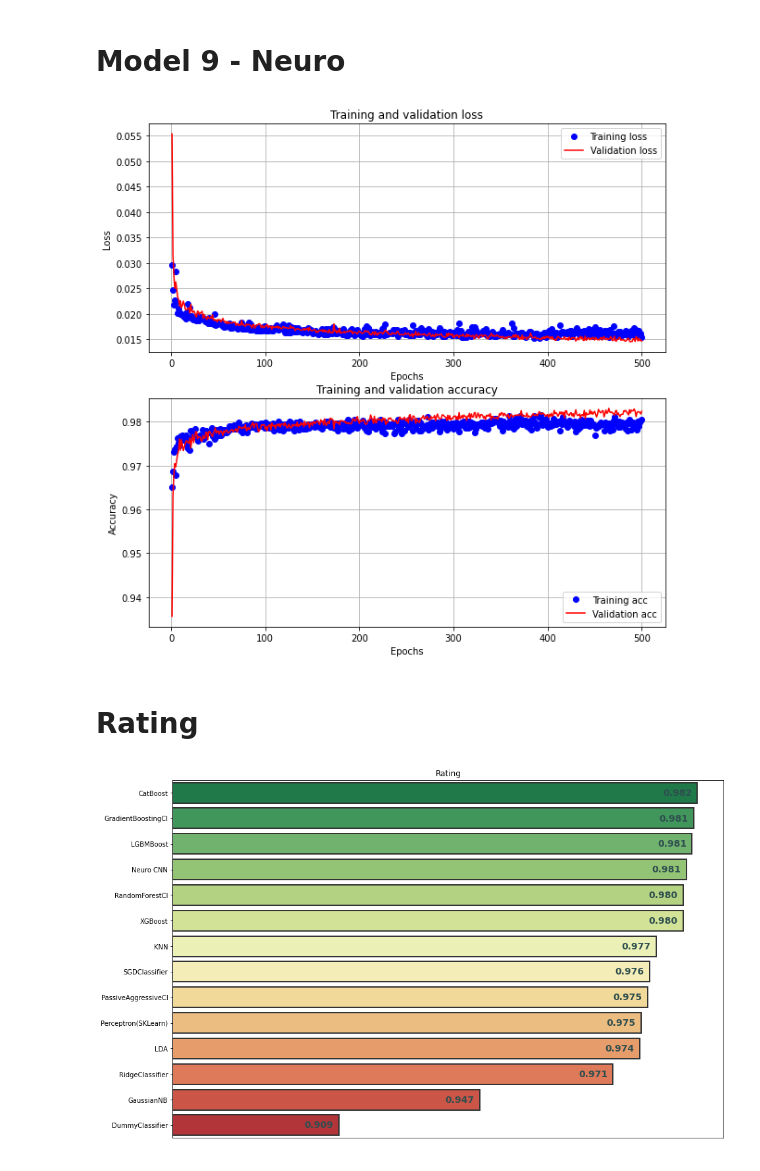
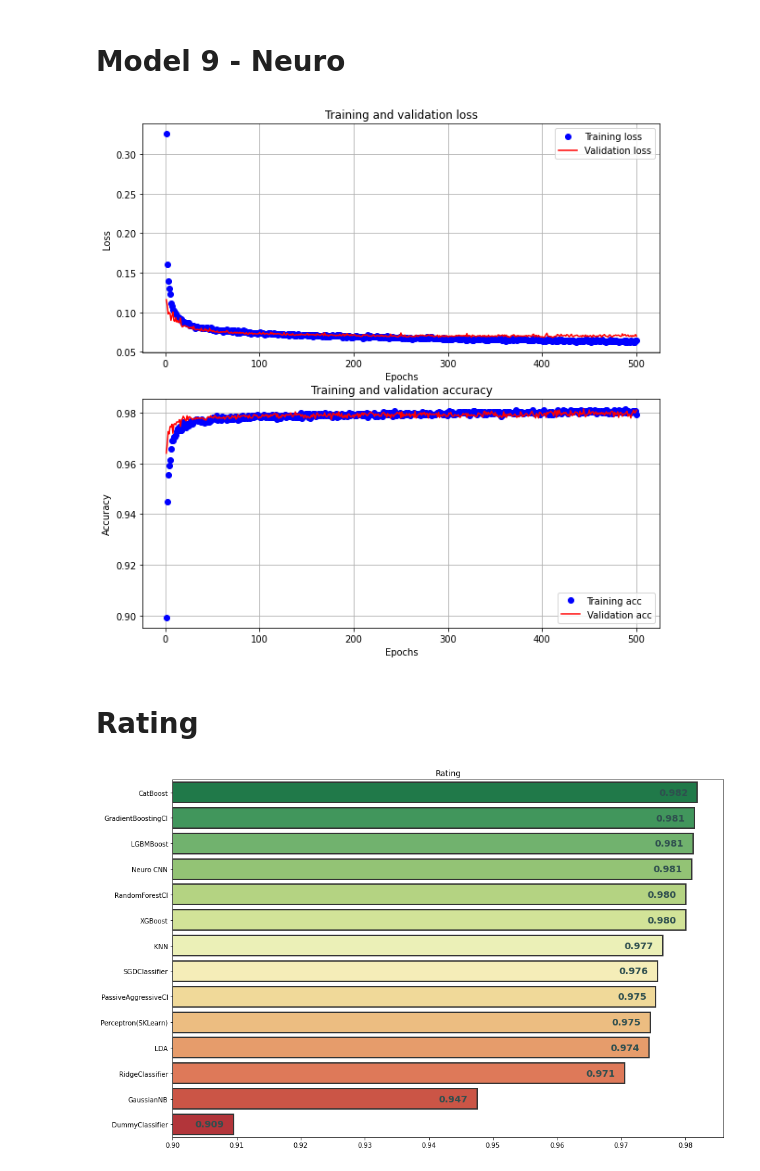
Before and after one commit to artemk1337/ML_test_all_models_on_pulsar, a Jupyter notebook: main.ipynb, the cells around one changed output. Saved outputs shown, nothing was run; the diff lists cells and outputs as text; code cells hidden in the pictures.

```diff
--- a/main.ipynb
+++ b/main.ipynb
@@ -280,26 +276,28 @@ from tensorflow import keras
 # %%
 def create_model():
-    return tf.keras.Sequential(
+    return keras.Sequential(
         [
-         tf.keras.layers.Conv1D(filters=64, kernel_size=2, input_shape=(8, 1), activation='relu'),
-         tf.keras.layers.MaxPool1D(pool_size=2),
-         tf.keras.layers.Dropout(0.1),
-         tf.keras.layers.Conv1D(filters=32, kernel_size=2, input_shape=(8, 1), activation='relu'),
-         tf.keras.layers.MaxPool1D(pool_size=2),
+         Conv1D(filters=64, kernel_size=2, input_shape=(8, 1), activation='relu'),
+         MaxPool1D(pool_size=2),
+         Dropout(0.1),
+         Conv1D(filters=32, kernel_size=2, input_shape=(8, 1), activation='relu'),
+         MaxPool1D(pool_size=2),
          #tf.keras.layers.Dropout(0.2),
          #tf.keras.layers.Dense(32, activation='relu'),
          #tf.keras.layers.Dropout(0.1),
          #tf.keras.layers.Dense(16, activation='relu'),
          #tf.keras.layers.Dropout(0.1),
-         tf.keras.layers.Flatten(),
-         tf.keras.layers.Dense(32, activation='relu'),
-         tf.keras.layers.Dense(1, activation='sigmoid')])
+         Dropout(0.1),
+         Flatten(),
+         Dense(32, activation='relu'),
+         Dropout(0.1),
+         Dense(1, activation='sigmoid')])
 
 # with strategy.scope():
 model = create_model()
-print(model.summary)
+print(model.summary())
 model.compile(optimizer='adam',
-                loss=tf.keras.losses.MSE,
+                loss='binary_crossentropy',
                 metrics=['acc'])
 
 
@@ -346,7 +344,7 @@ def ploting():
 
 ploting()
 # %% [output]
-[figure, old version]
+[figure, new version]
 # %% [markdown]
 # Rating
 # %%
@@ -373,20 +371,26 @@ sorted_ = sorted(dict_.items(), key=operator.itemgetter(1), reverse=True)
 # %%
 # visualization
 y = [x[1] for x in sorted_]
 labels = [x[0] for x in sorted_]
 
-power_ = 15
+
+
+
+
+shift = 0.9
 
 plt.figure(figsize=(15, 10))
-graph = sns.barplot(x=np.power(y, power_), y=labels,
+graph = sns.barplot(x=(np.asarray(y) - shift), y=labels,
                     palette=sns.color_palette("RdYlGn_r", len(y)),
                     edgecolor=".2", linewidth=2)
-plt.xticks([])
+plt.xticks([i / 100 for i in range(0, 9)], ["%.2f" % (i / 100 + shift) for i in range(0, 9)])
 
-for i, v in enumerate(y):
-    graph.text(v**power_ - .05, i + 0.105, "%.3f" % v, color='darkslategray', fontweight='bold', size=14)
+for i, v in enumerate(y1):
+    graph.text(v - .006, i + 0.105, "%.3f" % (v + shift), color='darkslategray', fontweight='bold', size=14)
 plt.title('Rating')
+
+
 plt.savefig(PATH + 'rating_models', dpi=150)
 plt.show()
 # %% [output]
-[figure, old version]
+[figure, new version]
```
Also changed, not shown: parts of 6 cells of this notebook.
